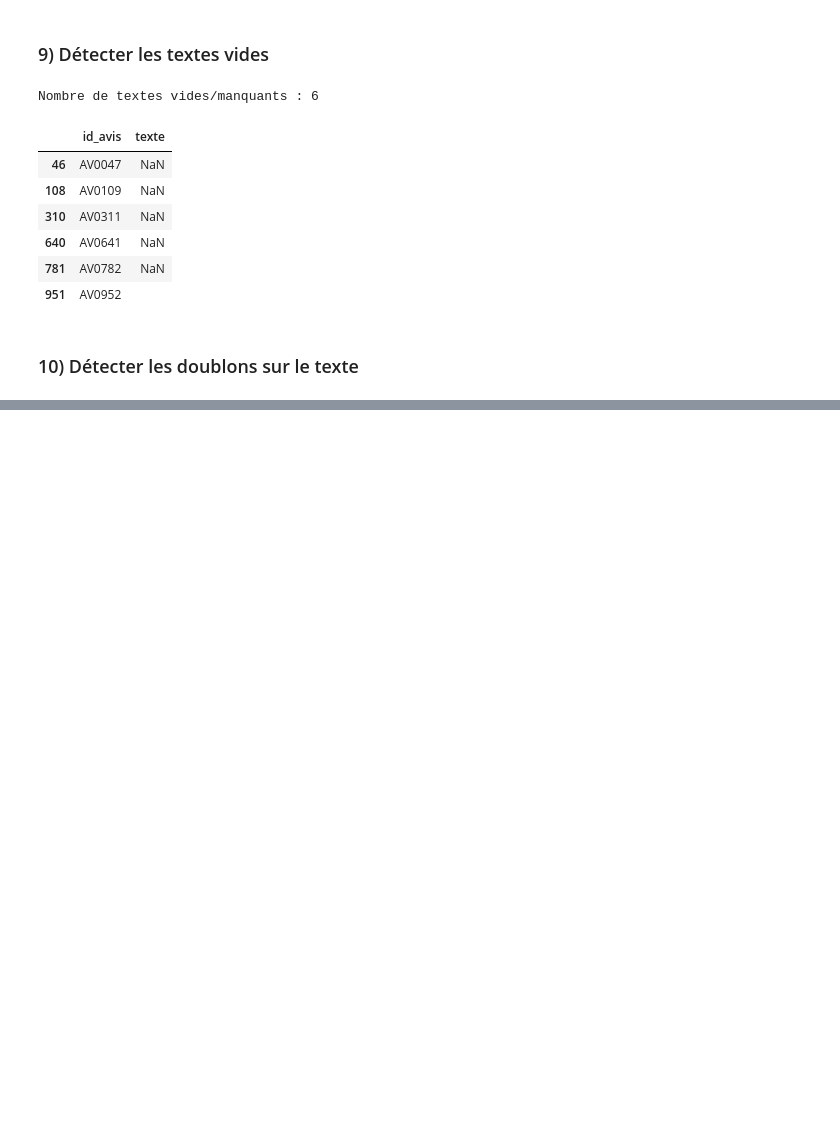
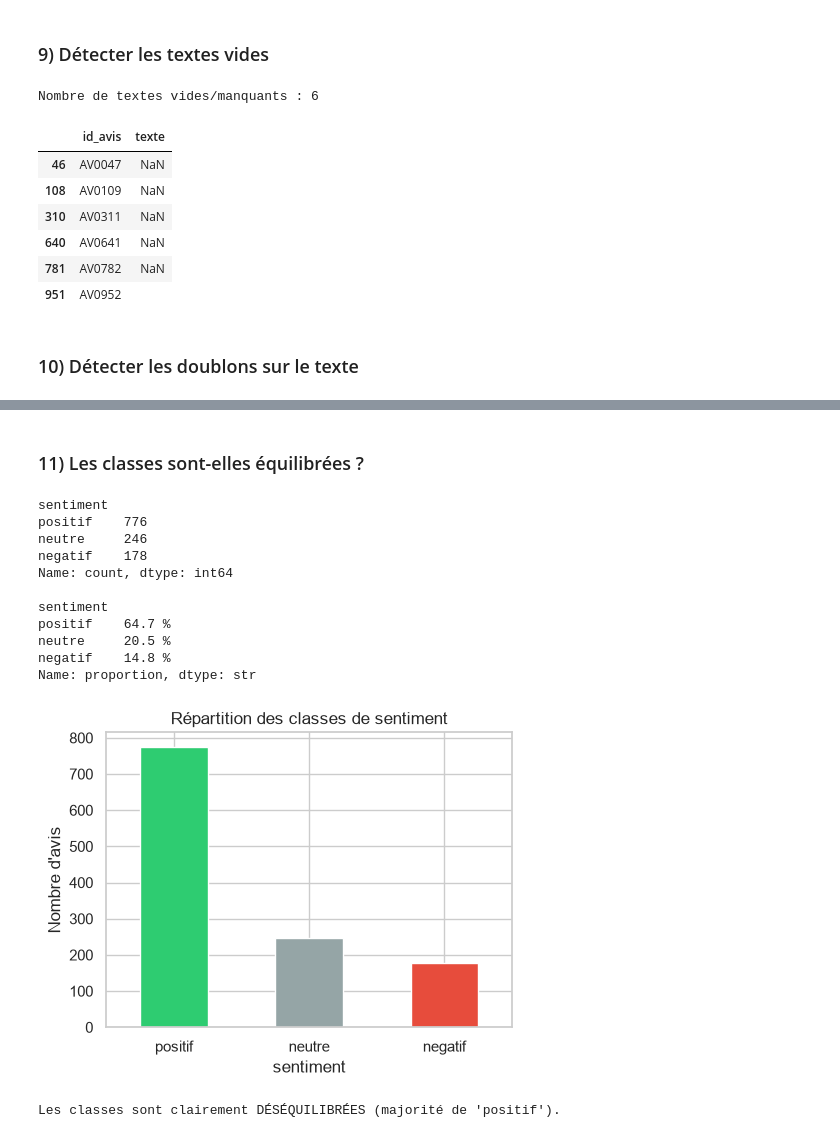
Before and after one commit to DIOPBARHAM/atelier_prepa_donnees_textuelles-, a Jupyter notebook: notebooks/atelier_prepa_donnees_textuelles.ipynb, the cells around one changed output, grey strips where cells are left out. Drawn from its saved outputs; the diff is of its cells as text; code cells hidden in the pictures; blank space fills up the shorter version.

Commit message:
Partie 1 – Exploration du corpus 11) Les classes sont-elles équilibrées ?

```diff
--- a/notebooks/atelier_prepa_donnees_textuelles.ipynb
+++ b/notebooks/atelier_prepa_donnees_textuelles.ipynb
@@ -260,3 +260,36 @@ Nombre total de lignes impliquées dans un doublon : 1031
 | 593 | AV0594 | 2026-06-11 | mobile | SmartWatch Pro | @client Excellent rapport qualité... | positif | 4 | fr | 39 |
 | 611 | AV0612 | 2026-03-02 | web | SmartPhone X | @client Excellent rapport qualité... | positif | 5 | fr | 39 |
 | 398 | AV0399 | 2026-07-14 | email | SmartPhone X | @client Excellent rapport qualité... | positif | 5 | fr | 39 |
+# %% [markdown]
+### 11) Les classes sont-elles équilibrées ?
+# %%
+repartition = df["sentiment"].value_counts()
+repartition_pct = df["sentiment"].value_counts(normalize=True) * 100
+
+print(repartition)
+print()
+print(repartition_pct.round(1).astype(str) + " %")
+
+plt.figure(figsize=(5, 4))
+repartition.plot(kind="bar", color=["#2ecc71", "#95a5a6", "#e74c3c"])
+plt.title("Répartition des classes de sentiment")
+plt.ylabel("Nombre d'avis")
+plt.xticks(rotation=0)
+plt.tight_layout()
+plt.show()
+
+print("\nLes classes sont clairement DÉSÉQUILIBRÉES (majorité de 'positif').")
+# %% [output]
+sentiment
+positif    776
+neutre     246
+negatif    178
+Name: count, dtype: int64
+
+sentiment
+positif    64.7 %
+neutre     20.5 %
+negatif    14.8 %
+Name: proportion, dtype: str
+[figure, added]
+Les classes sont clairement DÉSÉQUILIBRÉES (majorité de 'positif').
```
